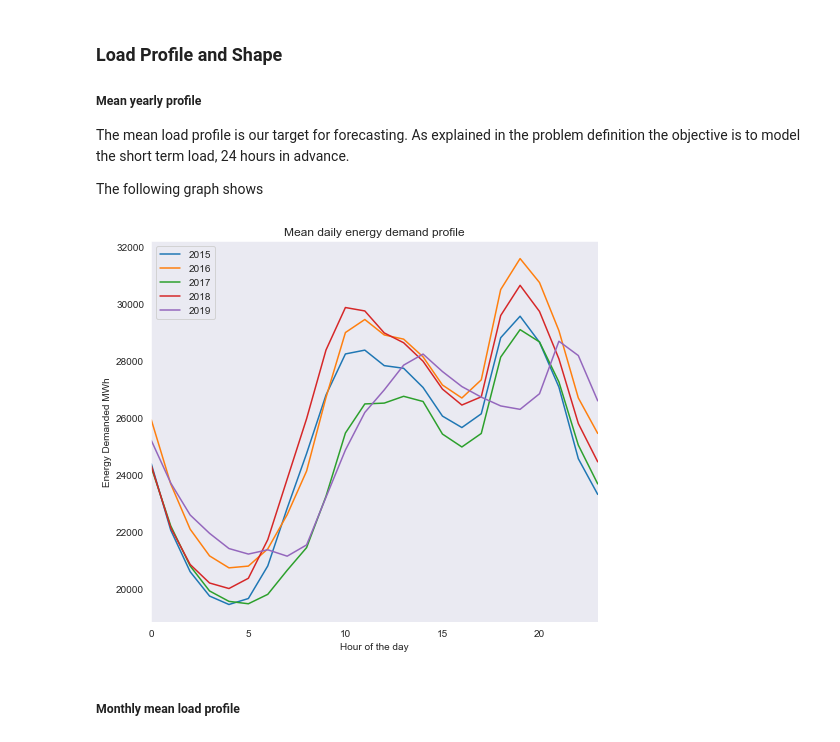
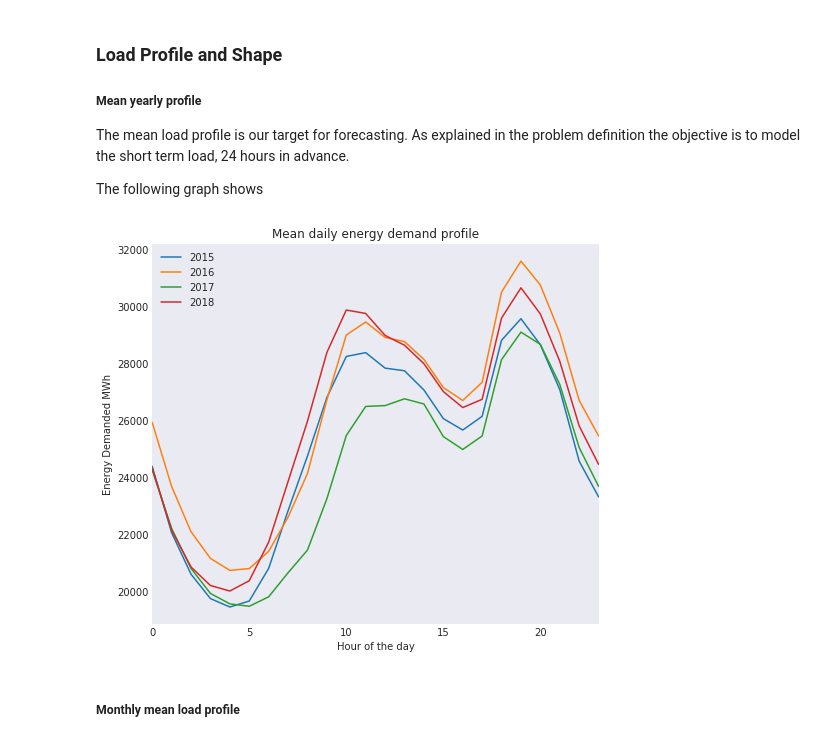
Before and after one commit to kolasniwash/short-term-energy-demand-forecasting, a Jupyter notebook: data_analysis.ipynb, the cells around one changed output. Drawn from its saved outputs; the diff is of its cells as text; code cells hidden in the pictures.

```diff
--- a/data_analysis.ipynb
+++ b/data_analysis.ipynb
@@ -81,6 +81,9 @@ Objective is to understand the structure of the energy demand data as a whole. Q
 #load the energy data
 energy_data = pd.read_csv('./data/cleaned_data/energy_loads_2015_2019.csv', parse_dates=True, index_col='time')
 
+#remove the 2019 data because it is incomplete and will affect the distributions.
+energy_data = energy_data['2015':'2018']
+
 energy_data.head()
 # %% [output]
 |  | day_forecast | actual_load |
@@ -142,7 +145,7 @@ Both actual and forecast load are bimodal distributions.
 fig, axs = plt.subplots(1, 2, figsize=(15,5))
 
 for ax, col in zip(axs, energy_data.columns):
-    groups = energy_data[col].groupby(pd.Grouper(freq='Y'))
+    groups = energy_data[col].groupby(pd.Grouper(freq='A'))
 
     df = pd.DataFrame()
 
@@ -165,7 +168,7 @@ Only 2019 shows a larger IQR however this might be explained with only the ~5500
 ##### Plot the yearly actual loads
 
 #group data by year
-groups = energy_data['actual_load'].groupby(pd.Grouper(freq='Y'))
+groups = energy_data['actual_load'].groupby(pd.Grouper(freq='A'))
 
 #set figure and axis
 fig, axs = plt.subplots(len(groups), 1, figsize=(15,15))
@@ -231,7 +232,7 @@ for ax, col in zip(axs, energy_data.columns):
         df[name.dayofweek] = pd.Series(group.values)
 
     df.boxplot(ax=ax)
-    ax.set_xlabel('Month Year')
+    ax.set_xlabel('Day of the week')
     ax.set_ylabel('Energy Demanded MWh')
     ax.set_title(col)
     plt.subplots_adjust(hspace=0.5)
@@ -253,20 +254,20 @@ The mean load profile is our target for forecasting. As explained in the problem
 
 The following graph shows
 # %%
-group_hours = energy_data['actual_load'].groupby(pd.Grouper(freq='h', how='mean'))
+group_hours = energy_data['actual_load'].groupby(pd.Grouper(freq='D', how='mean'))
 
 fig, axs = plt.subplots(1,1, figsize=(8,7))
 
 df = pd.DataFrame()
 
-for name, group in groups:
+for name, group in group_hours:
     df[name.year] = pd.Series(group.values)
 
 df.plot(ax=axs)
 axs.set_xlabel('Hour of the day')
 axs.set_ylabel('Energy Demanded MWh')
 axs.set_title('Mean daily energy demand profile');
 # %% [output]
-[figure, old version]
+[figure, new version]
 # %% [markdown]
 ##### Monthly mean load profile
```
Also changed, not shown: parts of 13 cells of this notebook.
